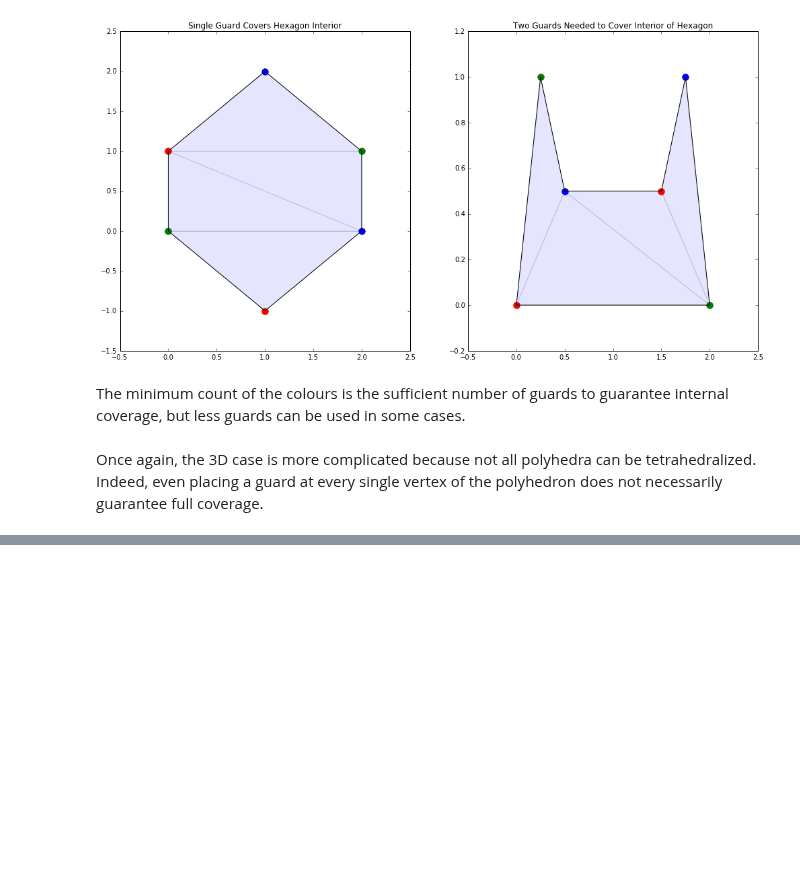
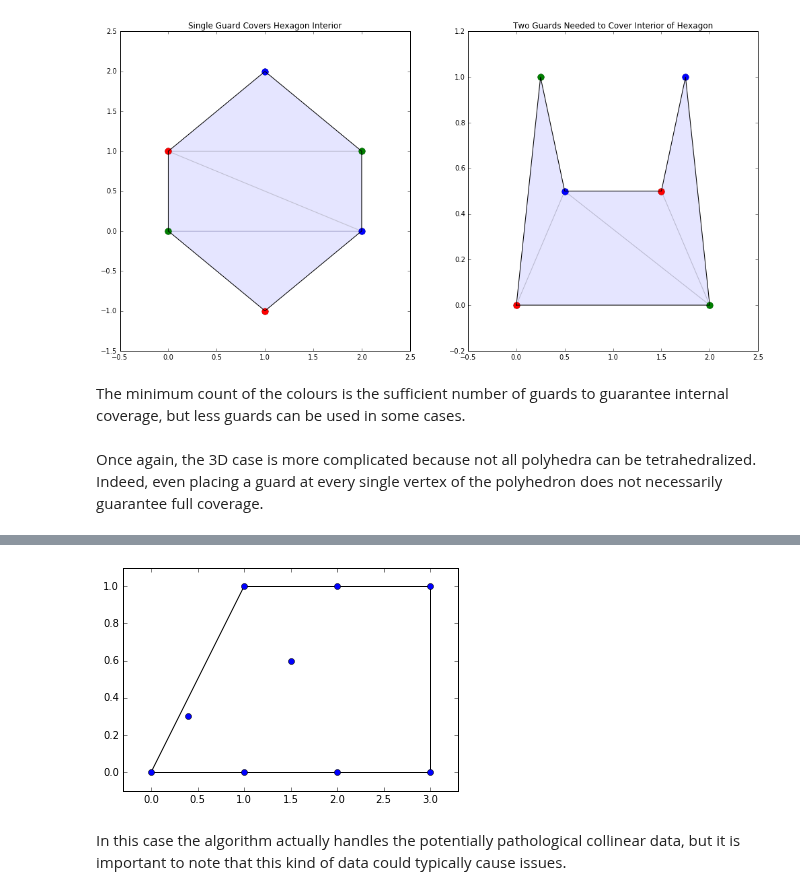
Before and after one commit to tylerjereddy/pycon-2016, a Jupyter notebook: computational_geometry_tutorial.ipynb, the cells around one changed output, grey strips where cells are left out. Cells and saved outputs as stored; diff of their text form; code cells hidden in the pictures; blank space fills up the shorter version.

```diff
--- a/computational_geometry_tutorial.ipynb
+++ b/computational_geometry_tutorial.ipynb
@@ -374,0 +415,8 @@ Once again, the 3D case is more complicated because not all polyhedra can be tet
+# %%
+#try calculating the convex hull of the above point set
+hull = scipy.spatial.ConvexHull(degenerate_vertices)
+plot = scipy.spatial.convex_hull_plot_2d(hull)
+# %% [output]
+[figure, added]
+# %% [markdown]
+In this case the algorithm actually handles the potentially pathological collinear data, but it is important to note that this kind of data could typically cause issues.
```
Also changed, not shown: parts of 9 cells of this notebook, 1 other file.
